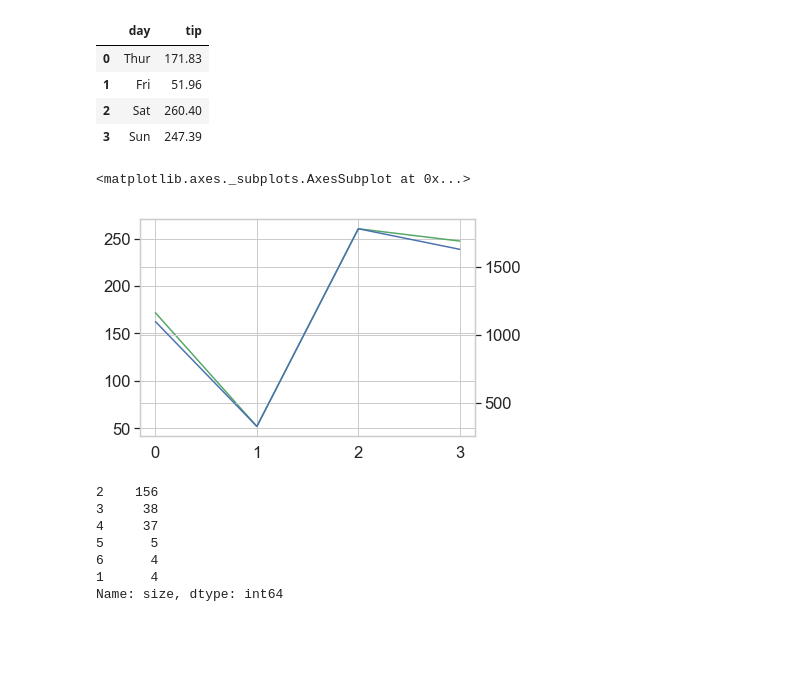
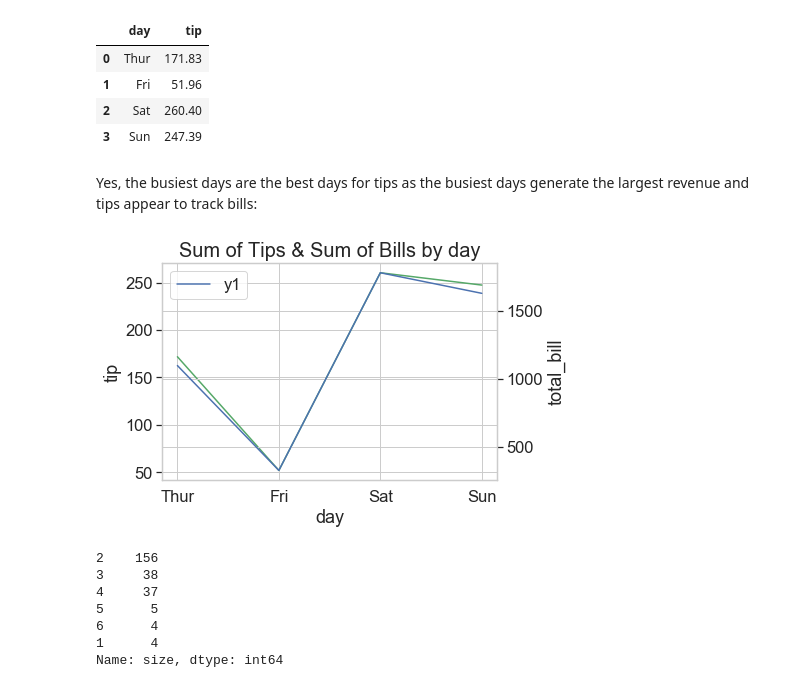
Before and after one commit to fionaoriordan/52446_19_tips, a Jupyter notebook: tips_notebook.ipynb, the cells around one changed output. Cells and saved outputs as stored; diff of their text form; code cells hidden in the pictures; blank space fills up the shorter version.

Commit message:
Updating jupyter nb with plot to show tips & total bills on busiest day

```diff
--- a/tips_notebook.ipynb
+++ b/tips_notebook.ipynb
@@ -197,13 +195,23 @@ Yes, the busiest days are the best days for tips.
-# %%
-df_3 = df.groupby(['day'])['total_bill'].sum().reset_index()
-
-# Adapted from : https://stackoverflow.com/a/47592107
-sns.lineplot(data=df_grp.tip, color="g")
-ax2 = plt.twinx()
-sns.lineplot(data=df_3.total_bill, color="b", ax=ax2)
-# %% [output]
-<matplotlib.axes._subplots.AxesSubplot at 0x...>
-[figure, removed]
+# %% [markdown]
+Yes, the busiest days are the best days for tips as the busiest days generate the largest revenue and tips appear to track bills:
+# %%
+# create another data frame to sum bill by day
+df_3 = df.groupby(['day'])['total_bill'].sum().reset_index()
+
+# Adapted from : https://stackoverflow.com/a/47592107
+#create a line plot to show tips by day using df_2
+sns.lineplot(x = "day", y = "tip", color="g", data = df_2)
+# create ax2 with plots with twin x. df_2 and df_3 plots share the same x axis but different y axis.
+ax2 = plt.twinx()
+# create a line plot to show bill by day using df_3
+sns.lineplot(x = "day" , y = "total_bill", color="b",  ax=ax2, data = df_3)
+
+plt.title("Sum of Tips & Sum of Bills by day", fontsize = 20)
+
+plt.legend(labels=['y1', 'y2'])
+plt.show()
+# %% [output]
+[figure, added]
 # %%
 # Adapted from https://stackoverflow.com/questions/22391433/count-the-frequency-that-a-value-occurs-in-a-dataframe-column/36434248
 df['size'].value_counts()
```
Also changed, not shown: parts of 3 cells of this notebook.
